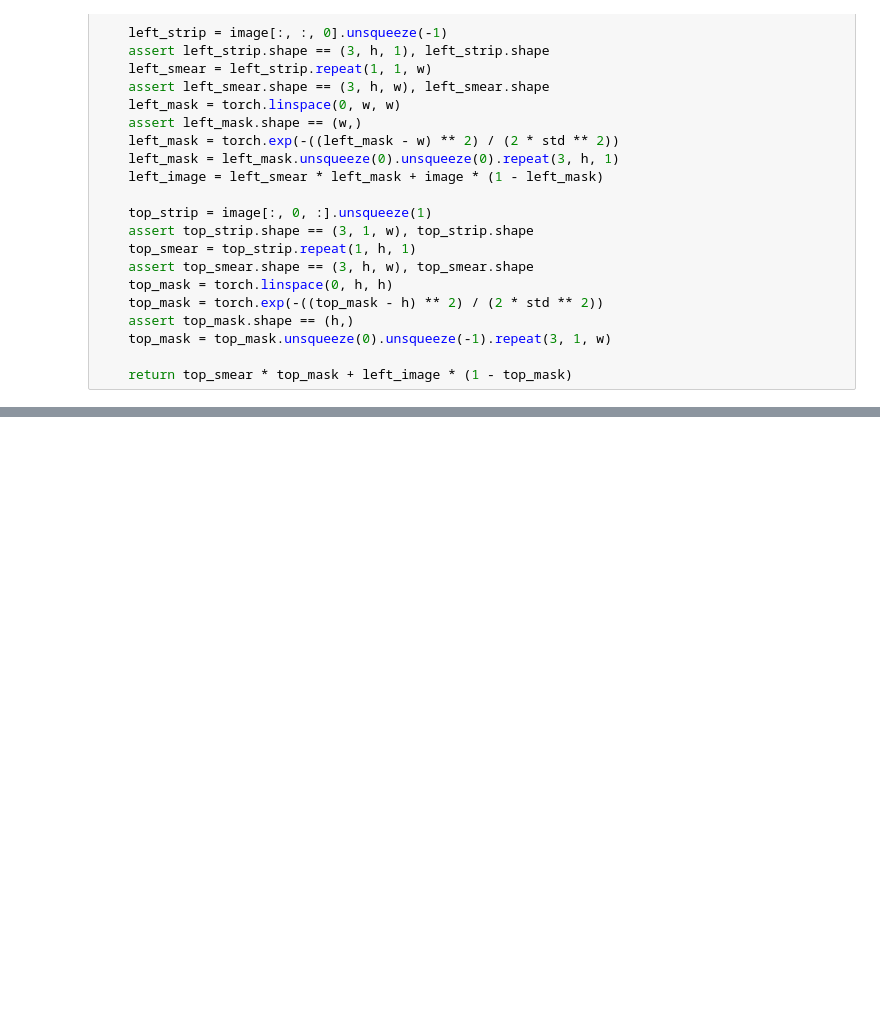
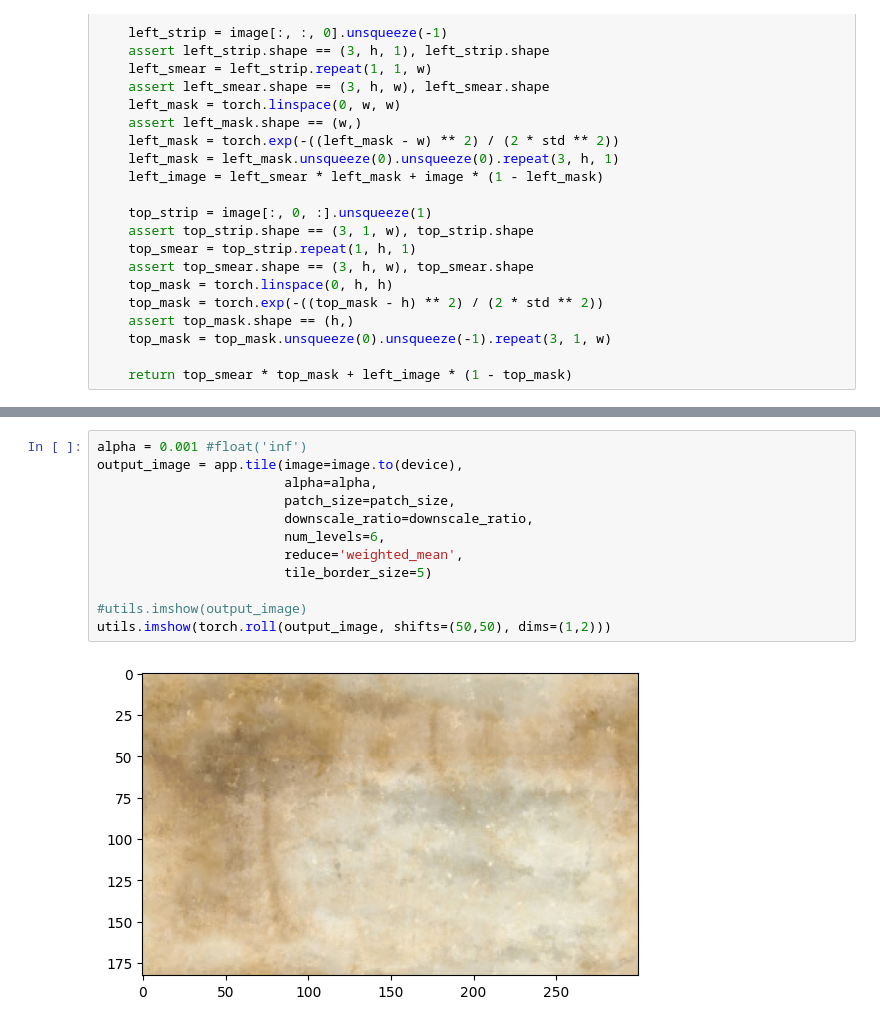
Before and after one commit to hyperlogic/DropTheGAN, a Jupyter notebook: seamless-tile.ipynb, the cells around one changed output, grey strips where cells are left out. Cells and saved outputs as stored; diff of their text form; blank space fills up the shorter version.

```diff
--- a/seamless-tile.ipynb
+++ b/seamless-tile.ipynb
@@ -78,0 +50,14 @@ RuntimeError: The size of tensor a (248) must match the size of tensor b (46128)
+# %%
+alpha = 0.001 #float('inf')
+output_image = app.tile(image=image.to(device),
+                        alpha=alpha,
+                        patch_size=patch_size,
+                        downscale_ratio=downscale_ratio,
+                        num_levels=6,
+                        reduce='weighted_mean',
+                        tile_border_size=5)
+
+#utils.imshow(output_image)
+utils.imshow(torch.roll(output_image, shifts=(50,50), dims=(1,2)))
+# %% [output]
+[figure, added]
```
Also changed, not shown: parts of 7 cells of this notebook, 7 other files.
